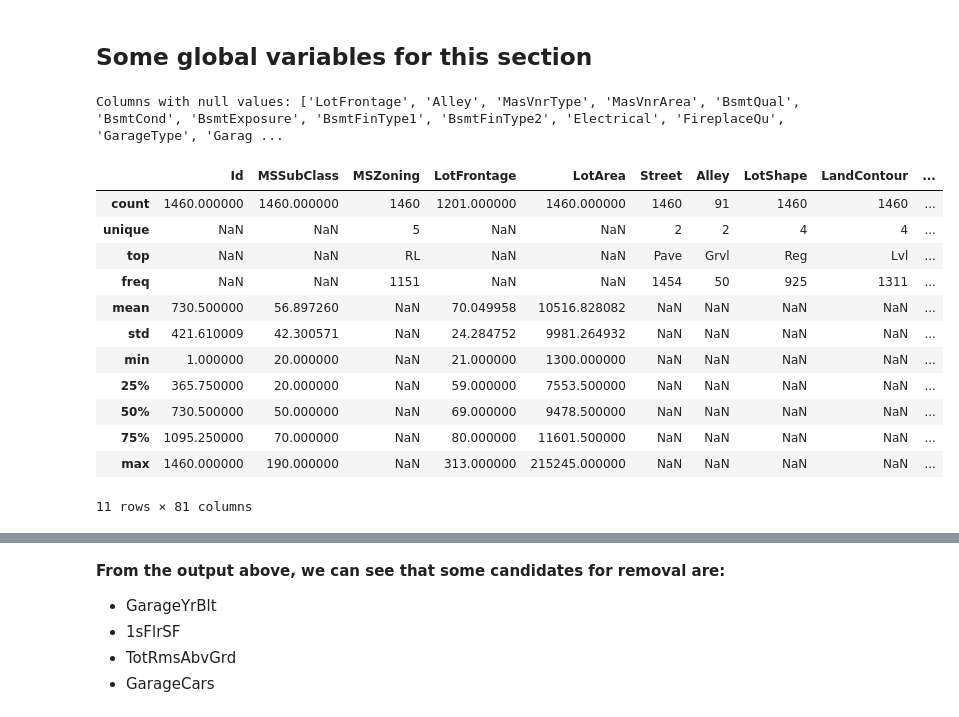
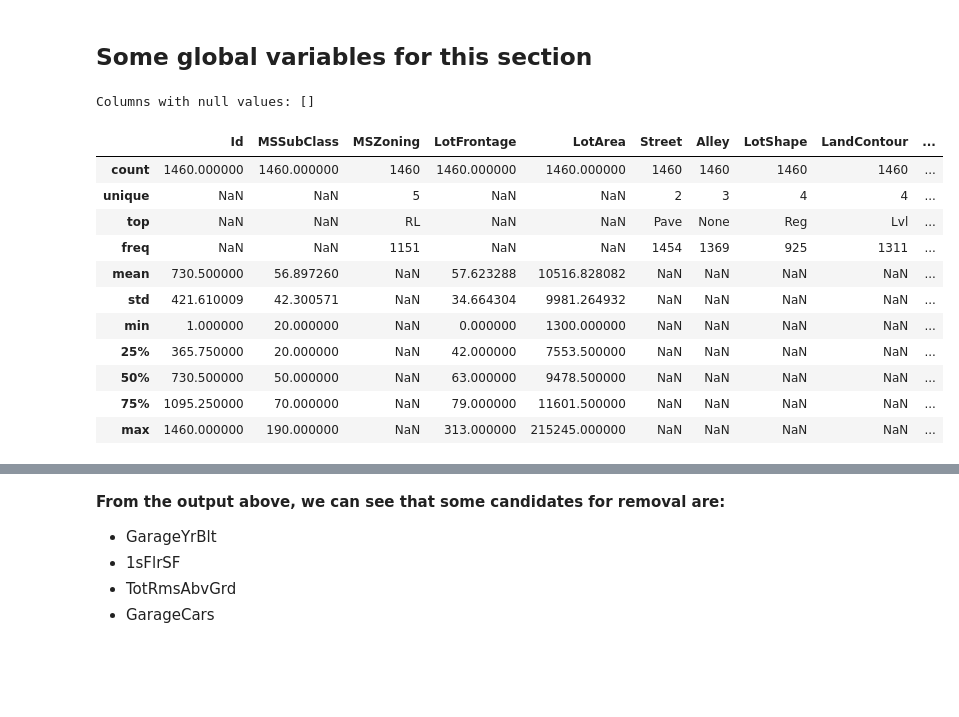
Before and after one commit to javrudsky/machine_learning, a Jupyter notebook: kaggle/housing/housing_v1.ipynb, the cells around one changed output, grey strips where cells are left out. Cells and saved outputs as stored; diff of their text form; code cells hidden in the pictures; blank space fills up the shorter version.

```diff
--- a/kaggle/housing/housing_v1.ipynb
+++ b/kaggle/housing/housing_v1.ipynb
@@ -266,31 +595,30 @@ def eval_model(model, X, Y, X_test, Y_test):
 # %%
+
 # Before starting the analysis, let's setup a baseline performance
 # Testing some simple models
-df_ready = encode_categories(df_data, g_ord_cols, g_ord_cat_maps, g_target_feature)
-df_ready = nans_simple_fix(df_ready)
+run_label="base"
+df_ready = nans_simple_fix(df_data)
 
 # Split in train and test datasets
-df_train, df_test = split_data(df_ready)
+X, Y, X_test, Y_test = split_data(df_ready)
+X, X_test = encode_categories(X, Y, X_test, Y_test, g_ord_cols, g_ord_cat_maps, g_target_feature)
 
-Y = df_train.pop(g_target_feature)
-X = df_train
+print("Train dataset shape:", X.shape)
+print("Test dataset shape:", X_test.shape)
 
-Y_test = df_test.pop(g_target_feature)
-X_test = df_test
+eval_models(X, Y, X_test, Y_test, label=run_label)
 
-print("Train dataset shape:", df_train.shape)
-print("Test dataset shape:", df_test.shape)
+run_label="base_1"
+df_ready1 = nans_general_fix(df_data)
 
-eval_model(DummyRegressor(), X, Y, X_test, Y_test)
-eval_model(LinearRegression(), X, Y, X_test, Y_test)
+X, Y, X_test, Y_test = split_data(df_ready1)
+X, X_test = encode_categories(X, Y, X_test, Y_test, g_ord_cols, g_ord_cat_maps, g_target_feature)
 
+print("Train dataset shape:", X.shape)
+print("Test dataset shape:", X_test.shape)
 
+eval_models(X, Y, X_test, Y_test, label=run_label)
 
-# model = LinearRegression()
-# model.fit(X, Y)
-# pred = model.predict(X_test)
-
-# print("Pred:", pred)
-# #print(Y)
-# print(Y_test)
+show_global_scores()
+plot_scores()
 # %% [output]
@@ -319,22 +644,21 @@ NRMSE %: 30.398293024833876
 g_cols_remove = set() # Columns to remove from dataset
 # %%
 #df_data.info()
-null_columns = df_data.columns[df_data.isna().any()]
+null_columns = df_ready.columns[df_ready.isna().any()]
 print("Columns with null values:", null_columns.tolist())
 
-df_data.describe(include="all")
+df_ready.describe(include="all")
 # %% [output]
-Columns with null values: ['LotFrontage', 'Alley', 'MasVnrType', 'MasVnrArea', 'BsmtQual', 'BsmtCond', 'BsmtExposure', 'BsmtFinType1', 'BsmtFinType2', 'Electrical', 'FireplaceQu', 'GarageType', 'Garag ...
+Columns with null values: []
 |  | Id | MSSubClass | MSZoning | LotFrontage | LotArea | Street | Alley | LotShape | LandContour | ... |
-| count | 1460.000000 | 1460.000000 | 1460 | 1201.000000 | 1460.000000 | 1460 | 91 | 1460 | 1460 | ... |
-| unique | NaN | NaN | 5 | NaN | NaN | 2 | 2 | 4 | 4 | ... |
-| top | NaN | NaN | RL | NaN | NaN | Pave | Grvl | Reg | Lvl | ... |
-| freq | NaN | NaN | 1151 | NaN | NaN | 1454 | 50 | 925 | 1311 | ... |
-| mean | 730.500000 | 56.897260 | NaN | 70.049958 | 10516.828082 | NaN | NaN | NaN | NaN | ... |
-| std | 421.610009 | 42.300571 | NaN | 24.284752 | 9981.264932 | NaN | NaN | NaN | NaN | ... |
-| min | 1.000000 | 20.000000 | NaN | 21.000000 | 1300.000000 | NaN | NaN | NaN | NaN | ... |
-| 25% | 365.750000 | 20.000000 | NaN | 59.000000 | 7553.500000 | NaN | NaN | NaN | NaN | ... |
-| 50% | 730.500000 | 50.000000 | NaN | 69.000000 | 9478.500000 | NaN | NaN | NaN | NaN | ... |
-| 75% | 1095.250000 | 70.000000 | NaN | 80.000000 | 11601.500000 | NaN | NaN | NaN | NaN | ... |
+| count | 1460.000000 | 1460.000000 | 1460 | 1460.000000 | 1460.000000 | 1460 | 1460 | 1460 | 1460 | ... |
+| unique | NaN | NaN | 5 | NaN | NaN | 2 | 3 | 4 | 4 | ... |
+| top | NaN | NaN | RL | NaN | NaN | Pave | None | Reg | Lvl | ... |
+| freq | NaN | NaN | 1151 | NaN | NaN | 1454 | 1369 | 925 | 1311 | ... |
+| mean | 730.500000 | 56.897260 | NaN | 57.623288 | 10516.828082 | NaN | NaN | NaN | NaN | ... |
+| std | 421.610009 | 42.300571 | NaN | 34.664304 | 9981.264932 | NaN | NaN | NaN | NaN | ... |
+| min | 1.000000 | 20.000000 | NaN | 0.000000 | 1300.000000 | NaN | NaN | NaN | NaN | ... |
+| 25% | 365.750000 | 20.000000 | NaN | 42.000000 | 7553.500000 | NaN | NaN | NaN | NaN | ... |
+| 50% | 730.500000 | 50.000000 | NaN | 63.000000 | 9478.500000 | NaN | NaN | NaN | NaN | ... |
+| 75% | 1095.250000 | 70.000000 | NaN | 79.000000 | 11601.500000 | NaN | NaN | NaN | NaN | ... |
 | max | 1460.000000 | 190.000000 | NaN | 313.000000 | 215245.000000 | NaN | NaN | NaN | NaN | ... |
-11 rows × 81 columns
```
Also changed, not shown: parts of 68 cells of this notebook, 1 other file.
